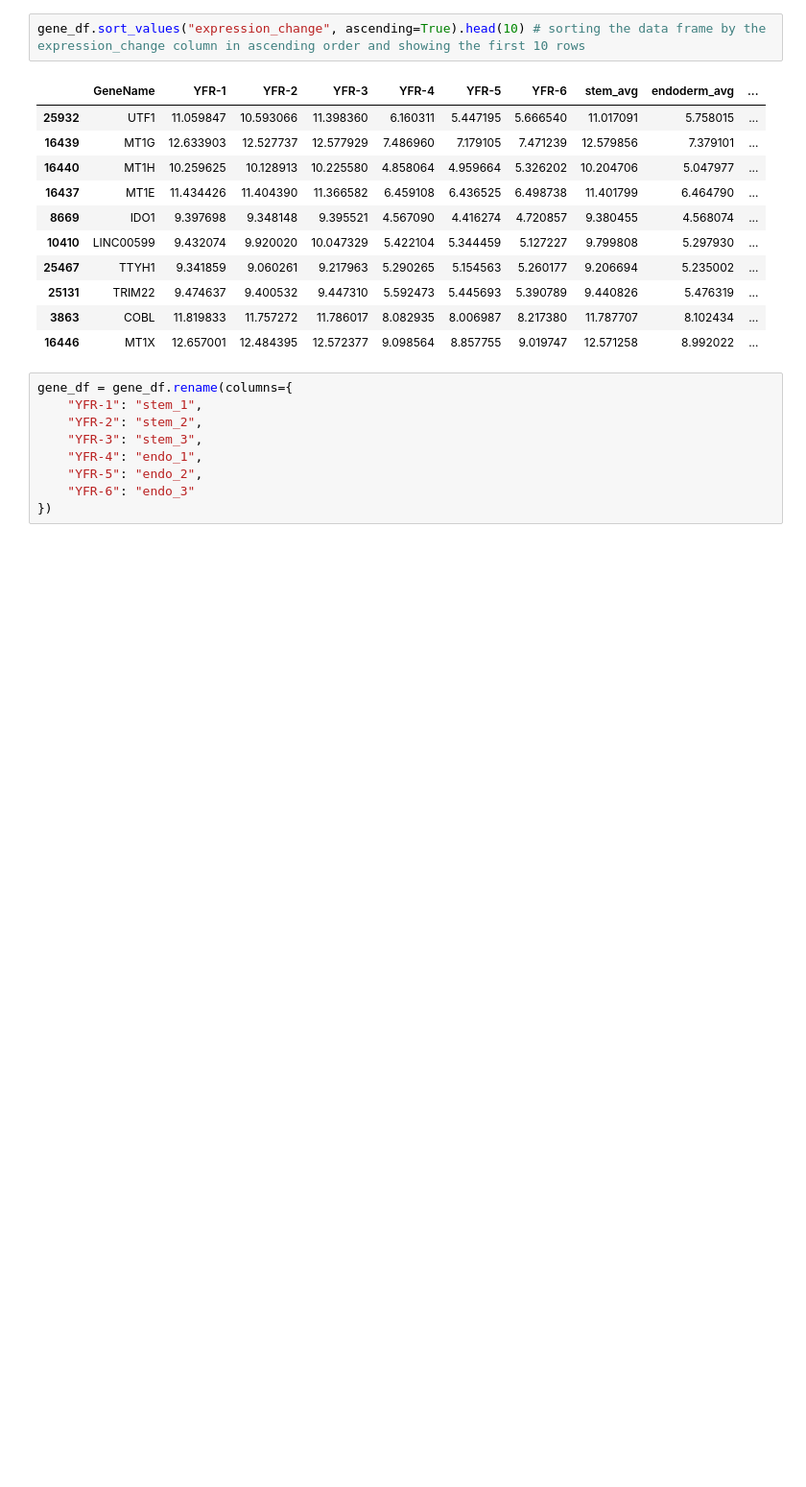
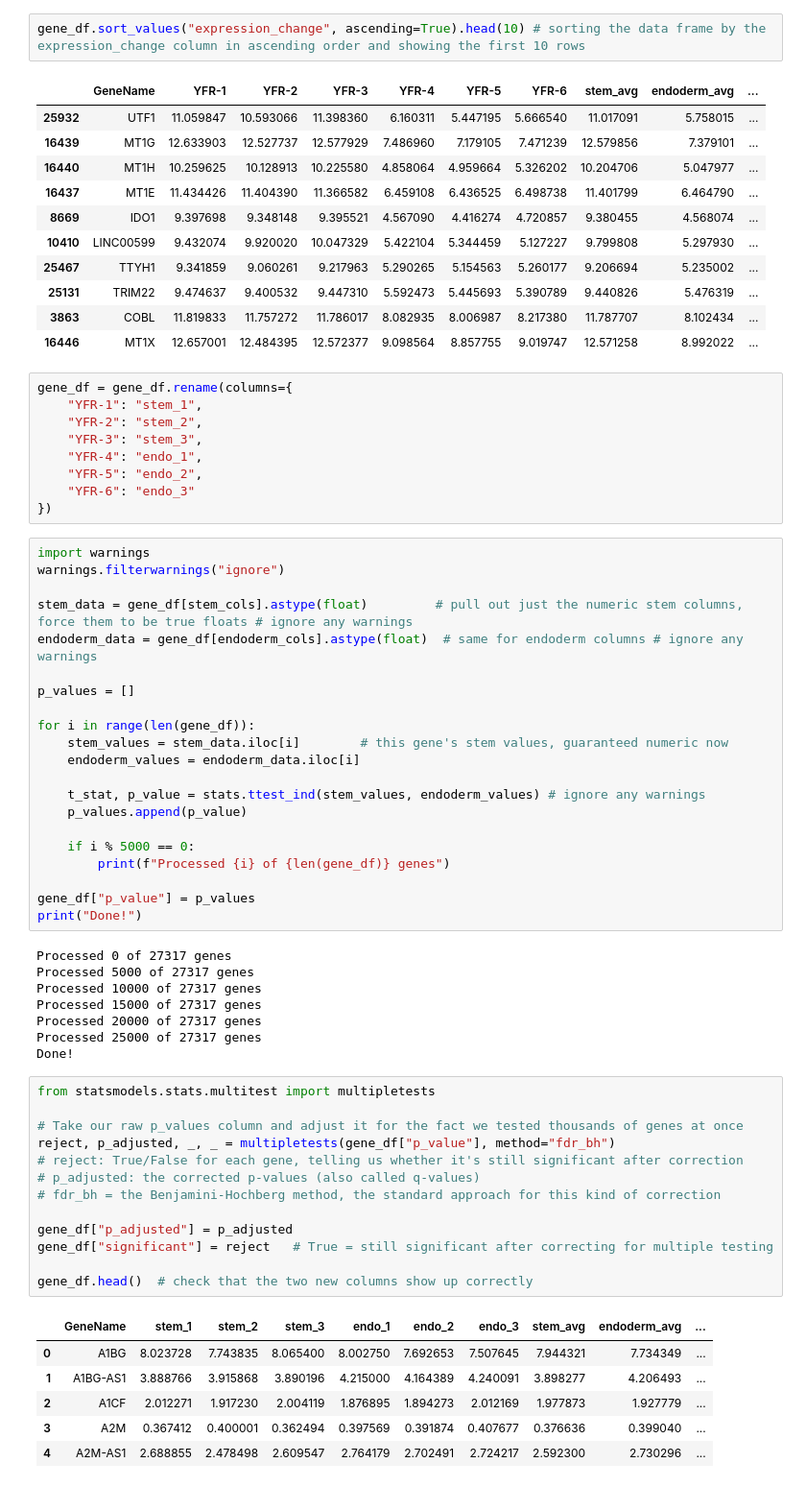
Before and after one commit to KimiyaTrevino/stem-cell-gene-expression, a Jupyter notebook: notebooks/stem_cell_gene_expression.ipynb, the cells around one changed output. Shown: that part at 96% size. Drawn from its saved outputs; the diff is of its cells as text; blank space fills up the shorter version.

Commit message:
Running T-test and p-values, had some errors but been corrected now

```diff
--- a/notebooks/stem_cell_gene_expression.ipynb
+++ b/notebooks/stem_cell_gene_expression.ipynb
@@ -228,3 +228,52 @@ gene_df = gene_df.rename(columns={
     "YFR-5": "endo_2",
     "YFR-6": "endo_3"
 })
+# %%
+import warnings
+warnings.filterwarnings("ignore")
+
+stem_data = gene_df[stem_cols].astype(float)         # pull out just the numeric stem columns, force them to be true floats # ignore any warnings
+endoderm_data = gene_df[endoderm_cols].astype(float)  # same for endoderm columns # ignore any warnings
+
+p_values = []
+
+for i in range(len(gene_df)):
+    stem_values = stem_data.iloc[i]        # this gene's stem values, guaranteed numeric now
+    endoderm_values = endoderm_data.iloc[i]
+
+    t_stat, p_value = stats.ttest_ind(stem_values, endoderm_values) # ignore any warnings
+    p_values.append(p_value)
+
+    if i % 5000 == 0:
+        print(f"Processed {i} of {len(gene_df)} genes")
+
+gene_df["p_value"] = p_values
+print("Done!")
+# %% [output]
+Processed 0 of 27317 genes
+Processed 5000 of 27317 genes
+Processed 10000 of 27317 genes
+Processed 15000 of 27317 genes
+Processed 20000 of 27317 genes
+Processed 25000 of 27317 genes
+Done!
+# %%
+from statsmodels.stats.multitest import multipletests
+
+# Take our raw p_values column and adjust it for the fact we tested thousands of genes at once
+reject, p_adjusted, _, _ = multipletests(gene_df["p_value"], method="fdr_bh")
+# reject: True/False for each gene, telling us whether it's still significant after correction
+# p_adjusted: the corrected p-values (also called q-values)
+# fdr_bh = the Benjamini-Hochberg method, the standard approach for this kind of correction
+
+gene_df["p_adjusted"] = p_adjusted
+gene_df["significant"] = reject   # True = still significant after correcting for multiple testing
+
+gene_df.head()  # check that the two new columns show up correctly
+# %% [output]
+|  | GeneName | stem_1 | stem_2 | stem_3 | endo_1 | endo_2 | endo_3 | stem_avg | endoderm_avg | ... |
+| 0 | A1BG | 8.023728 | 7.743835 | 8.065400 | 8.002750 | 7.692653 | 7.507645 | 7.944321 | 7.734349 | ... |
+| 1 | A1BG-AS1 | 3.888766 | 3.915868 | 3.890196 | 4.215000 | 4.164389 | 4.240091 | 3.898277 | 4.206493 | ... |
+| 2 | A1CF | 2.012271 | 1.917230 | 2.004119 | 1.876895 | 1.894273 | 2.012169 | 1.977873 | 1.927779 | ... |
+| 3 | A2M | 0.367412 | 0.400001 | 0.362494 | 0.397569 | 0.391874 | 0.407677 | 0.376636 | 0.399040 | ... |
+| 4 | A2M-AS1 | 2.688855 | 2.478498 | 2.609547 | 2.764179 | 2.702491 | 2.724217 | 2.592300 | 2.730296 | ... |
```
